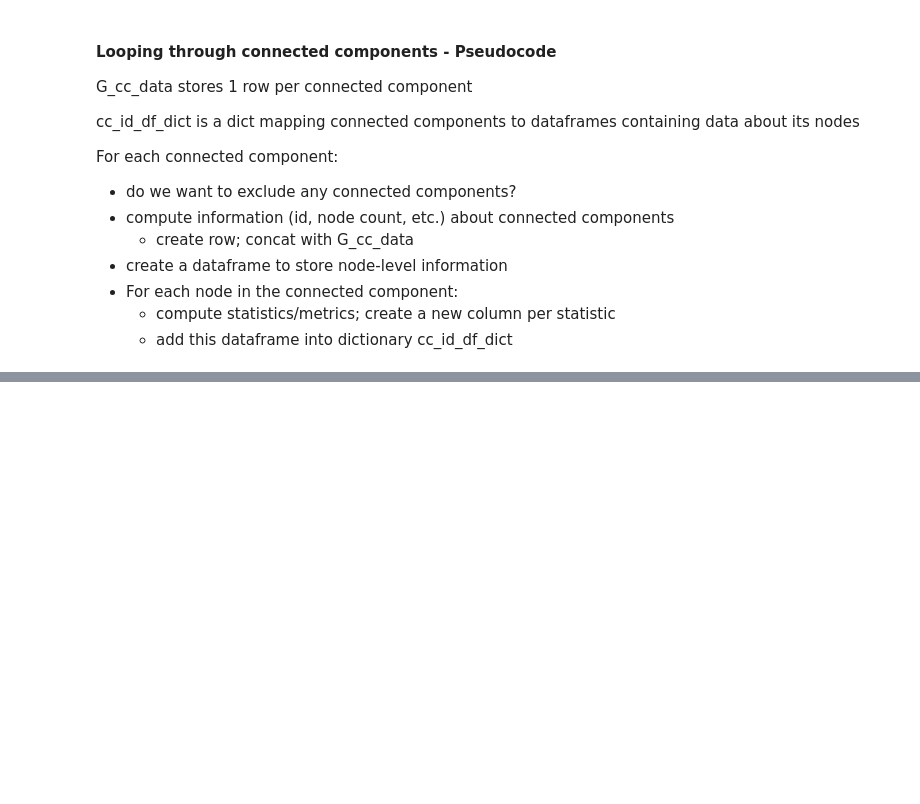
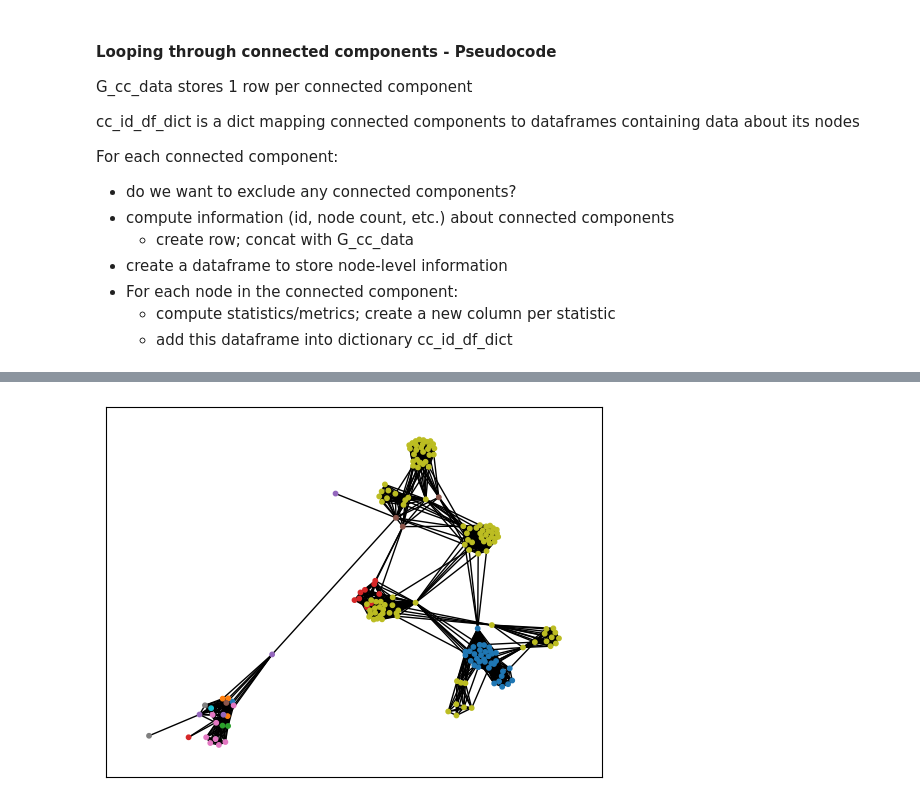
Before and after one commit to mying2002/sds-senior-thesis, a Jupyter notebook: third_graph.ipynb, the cells around one changed output, grey strips where cells are left out. Cells and saved outputs as stored; diff of their text form; code cells hidden in the pictures; blank space fills up the shorter version.

Commit message:
results on biggest cc, LISI unfinished

```diff
--- a/third_graph.ipynb
+++ b/third_graph.ipynb
@@ -108,7 +110,7 @@ def has_k_subject_neighbors(graph, node, k):
 # %%
 # --- function to add a color column to a dataframe --- #
 # inputs: dataframe, chosen sns color palette
-# returns: dataframe with extra column, color_map just in case - !! NOT NEEDED; mutates in place
+# returns: dataframe with extra column, color_map just in case - !! NOT NEEDED; *mutates in place*
 def add_color_column(dataframe, color_palette_str=None):
     n = dataframe.shape[0]
     unique_subjects_list = dataframe["subject_id"].unique() # set
@@ -123,7 +125,7 @@ def add_color_column(dataframe, color_palette_str=None):
 
     new_dataframe["color"] = new_dataframe["subject_id"].map(color_map)
 
-    colors_palette = new_dataframe["color"] # in case needed
+    color_list = new_dataframe["color"] # in case needed
 
     return (new_dataframe, color_map) # in case needed
 # %%
@@ -258,13 +268,26 @@ def has_atleast_node_subject(graph, cc, n_nodes=1, n_subjects=1):
 # ----- functions for processing nodes in connected components ----- #
 
 # --- manual statistics of nodes in cc --- #
-def count_unique_neighbors(subgraph, node):
+# counts number of unique subjects among a node's neighbors
+def count_unique_subjects_among_neighbors(subgraph, node):
     unique_neighbors_set = set()
 
     for neighbor in subgraph.neighbors(node):
         unique_neighbors_set.add(subgraph.nodes[neighbor]["subject_id"])
 
     return len(unique_neighbors_set)
+
+# counts number of neighbors that come from a different subject from itself
+def count_different_subject_neighbors(subgraph, node):
+    count = 0
+
+    node_subject_id = subgraph.nodes[node]["subject_id"]
+
+    for neighbor in subgraph.neighbors(node):
+        if subgraph.nodes[neighbor]["subject_id"] != node_subject_id:
+            count += 1
+
+    return count
 # %% [markdown]
 #### Looping through connected components - Pseudocode
 
@@ -360,7 +383,9 @@ for cc in nx.connected_components(G):
     # cc_data["katz_centrality"] = cc_data["node"].map(cc_katz_centrality_dict)
 
     # --- compute manual centrality measures --- #
-    cc_data["n_unique_neighbors"] = cc_data.apply(lambda row: count_unique_neighbors(cc_subgraph, row['node']), axis=1)
+    cc_data["n_unique_subjects_among_neighbors"] = cc_data.apply(lambda row: count_unique_subjects_among_neighbors(cc_subgraph, row['node']), axis=1)
+
+    cc_data["n_different_subject_neighbors"] = cc_data.apply(lambda row: count_different_subject_neighbors(cc_subgraph, row['node']), axis=1)
 
     # - TO IMPLEMENT: compute LISI metric - #
     # scib library doesn't do it per node? it returns average
@@ -375,11 +400,11 @@ for cc in nx.connected_components(G):
 
     # break
 
-print(cc_id_df_dict)
+# print(cc_id_df_dict)
 
 G_cc_data = G_cc_data.reset_index(drop=True)
 
-# print(G_cc_data.head())
+print(G_cc_data.head())
 # print(type(G_cc_data.loc[3]["nodes"])) # still a set, nice!
 # print(cc_id_nodes_dict)
 # %% [output]
@@ -422,0 +424,18 @@ G_cc_data = G_cc_data.reset_index(drop=True)
+# %%
+# ----- examine data from above ----- #
+# - sort by n_nodes; look at biggest ones first
+G_cc_data_sort_n_nodes = G_cc_data.sort_values(by=['n_nodes'], ascending=False).reset_index()
+
+# G_cc_data_sort_n_nodes.head()
+
+# --- examine largest cc --- #
+largest_cc_nodes = G_cc_data_sort_n_nodes.loc[0, 'nodes'] # loc is label; iloc is just regular 'k'th row.
+largest_cc_id = G_cc_data_sort_n_nodes.loc[0, 'cc_id']
+
+# - Method 1: create_subgraph
+largest_cc_subgraph, largest_cc_subdataframe = create_subgraph(graph = G, dataframe = filtered_data, node_subset = list(largest_cc_nodes))
+# print(largest_cc_subdataframe.shape)
+colors_list = largest_cc_subdataframe["color"] # extract list of colors for nodes
+nx.draw_networkx(largest_cc_subgraph, node_size=10, width=1, with_labels=False, node_color = colors_list)
+# %% [output]
+[figure, added]
```
Also changed, not shown: parts of 9 cells of this notebook.
